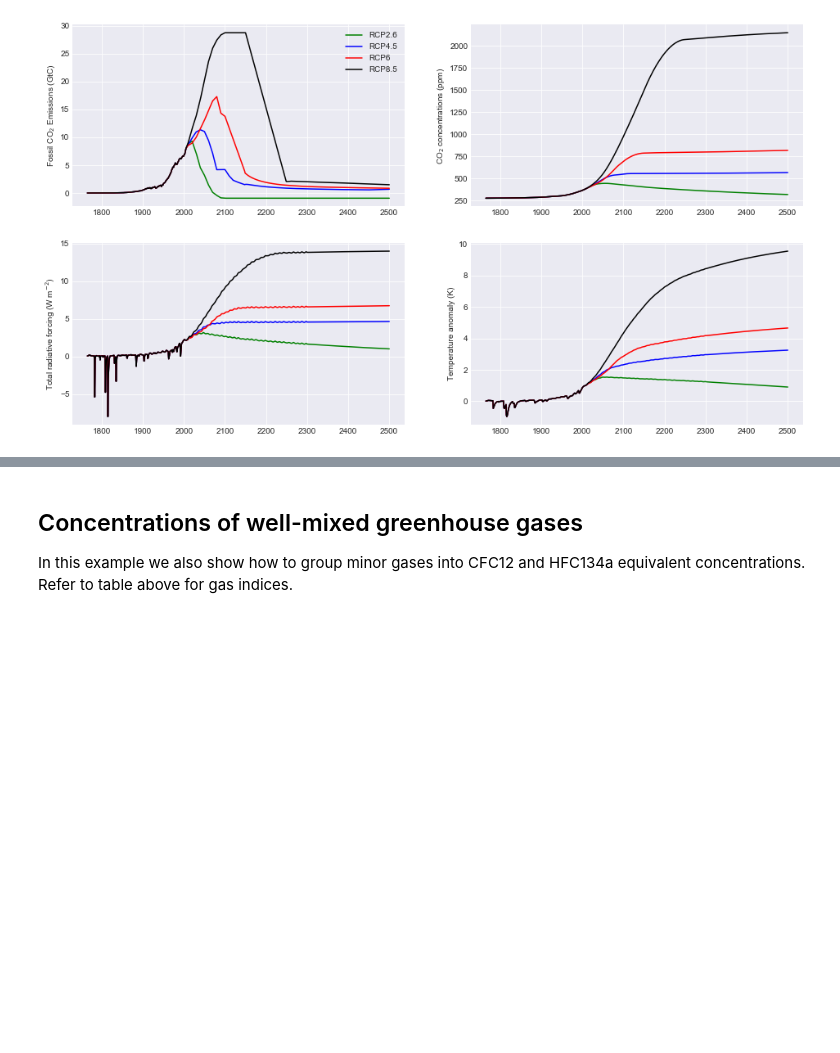
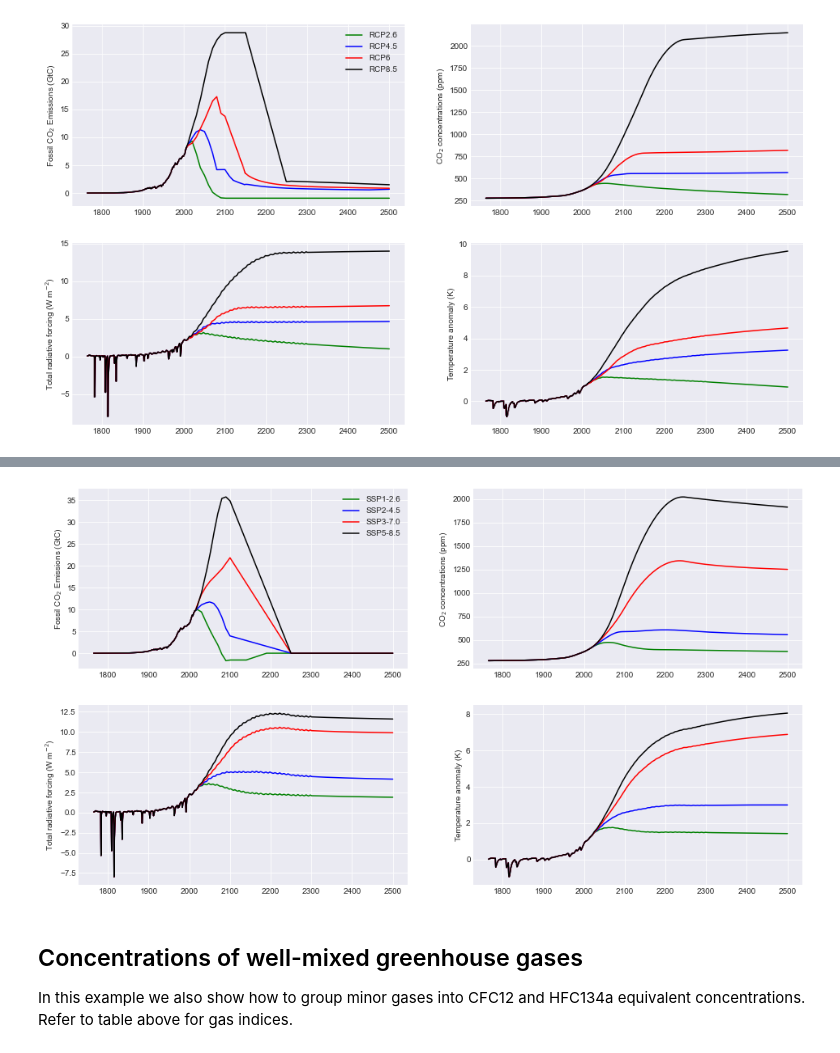
Before and after one commit to OMS-NetZero/FAIR, a Jupyter notebook: docs/examples.ipynb, the cells around one changed output, grey strips where cells are left out. Saved outputs shown, nothing was run; the diff lists cells and outputs as text; code cells hidden in the pictures; blank space fills up the shorter version.

```diff
--- a/docs/examples.ipynb
+++ b/docs/examples.ipynb
@@ -698,3 +704,48 @@ ax4.set_ylabel('Temperature anomaly (K)');
+# %%
+# Get RCP modules
+from fair.SSPs import ssp126, ssp245, ssp370, ssp585
+
+# Basic RCP runs
+C126, F126, T126 = fair.forward.fair_scm(emissions=ssp126.Emissions.emissions)
+C245, F245, T245 = fair.forward.fair_scm(emissions=ssp245.Emissions.emissions)
+C370, F370, T370 = fair.forward.fair_scm(emissions=ssp370.Emissions.emissions)
+C585, F585, T585 = fair.forward.fair_scm(emissions=ssp585.Emissions.emissions)
+
+fig = plt.figure()
+ax1 = fig.add_subplot(221)
+ax2 = fig.add_subplot(222)
+ax3 = fig.add_subplot(223)
+ax4 = fig.add_subplot(224)
+
+ax1.plot(rcp26.Emissions.year, ssp126.Emissions.co2_fossil, color='green', label='SSP1-2.6')
+# just show CO2 conc.
+ax2.plot(rcp26.Emissions.year, C126[:, 0], color='green')
+# sum over axis 1 to get total ERF
+ax3.plot(rcp26.Emissions.year, np.sum(F126, axis=1), color='green')
+ax4.plot(rcp26.Emissions.year, T126, color='green')
+
+ax1.plot(rcp45.Emissions.year, ssp245.Emissions.co2_fossil, color='blue', label='SSP2-4.5')
+ax2.plot(rcp45.Emissions.year, C245[:, 0], color='blue')
+ax3.plot(rcp45.Emissions.year, np.sum(F245, axis=1), color='blue')
+ax4.plot(rcp45.Emissions.year, T245, color='blue')
+
+ax1.plot(rcp60.Emissions.year, ssp370.Emissions.co2_fossil, color='red', label='SSP3-7.0')
+ax2.plot(rcp60.Emissions.year, C370[:, 0], color='red')
+ax3.plot(rcp60.Emissions.year, np.sum(F370, axis=1), color='red')
+ax4.plot(rcp60.Emissions.year, T370, color='red')
+
+ax1.plot(rcp85.Emissions.year, ssp585.Emissions.co2_fossil, color='black', label='SSP5-8.5')
+ax2.plot(rcp85.Emissions.year, C585[:, 0], color='black')
+ax3.plot(rcp85.Emissions.year, np.sum(F585, axis=1), color='black')
+ax4.plot(rcp85.Emissions.year, T585, color='black')
+
+ax1.set_ylabel('Fossil CO$_2$ Emissions (GtC)')
+ax1.legend()
+ax2.set_ylabel('CO$_2$ concentrations (ppm)')
+ax3.set_ylabel('Total radiative forcing (W m$^{-2}$)')
+ax4.set_ylabel('Temperature anomaly (K)');
+# %% [output]
+[figure, added]
 # %% [markdown]
 ## Concentrations of well-mixed greenhouse gases
 
```
Also changed, not shown: parts of 7 cells of this notebook.
